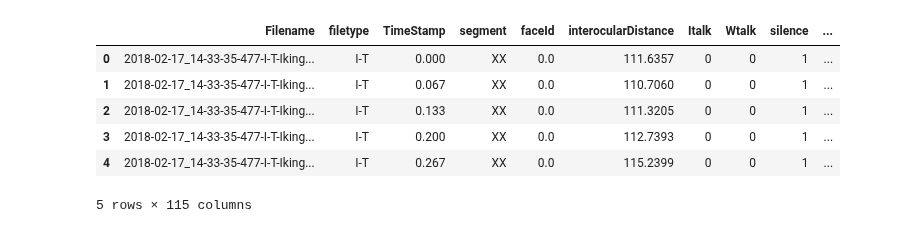
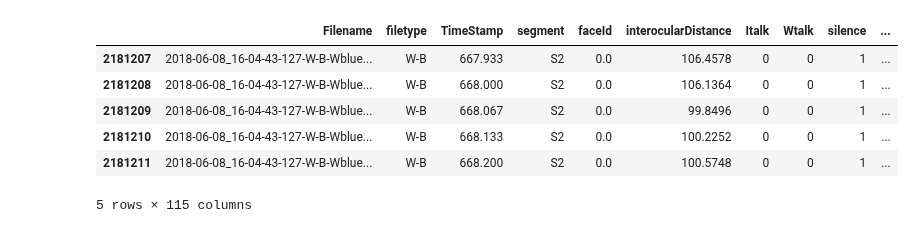
Before and after one commit to kurthaut/URLyingDataset, a Jupyter notebook: loading_pickle_from_local_directory.ipynb, the cells around one changed output. Drawn from its saved outputs; the diff is of its cells as text; code cells hidden in the pictures.

```diff
--- a/loading_pickle_from_local_directory.ipynb
+++ b/loading_pickle_from_local_directory.ipynb
@@ -5,14 +6,14 @@ import pandas as pd
 import pickle
 # %%
 #Remember to download the pickle file from this url --> 'INCLUDE FINAL URL HERE'
-#Save it to your local directory where you are running jupyter
+#Save it to your local directory where you are running your current jupyter notebook
 df = pd.read_pickle('volAllFrames_Final.pkl.xz', compression='xz')
-display(df.head())
+display(df.tail())
 # %% [output]
 |  | Filename | filetype | TimeStamp | segment | faceId | interocularDistance | Italk | Wtalk | silence | ... |
-| 0 | 2018-02-17_14-33-35-477-I-T-Iking... | I-T | 0.000 | XX | 0.0 | 111.6357 | 0 | 0 | 1 | ... |
-| 1 | 2018-02-17_14-33-35-477-I-T-Iking... | I-T | 0.067 | XX | 0.0 | 110.7060 | 0 | 0 | 1 | ... |
-| 2 | 2018-02-17_14-33-35-477-I-T-Iking... | I-T | 0.133 | XX | 0.0 | 111.3205 | 0 | 0 | 1 | ... |
-| 3 | 2018-02-17_14-33-35-477-I-T-Iking... | I-T | 0.200 | XX | 0.0 | 112.7393 | 0 | 0 | 1 | ... |
-| 4 | 2018-02-17_14-33-35-477-I-T-Iking... | I-T | 0.267 | XX | 0.0 | 115.2399 | 0 | 0 | 1 | ... |
+| 2181207 | 2018-06-08_16-04-43-127-W-B-Wblue... | W-B | 667.933 | S2 | 0.0 | 106.4578 | 0 | 0 | 1 | ... |
+| 2181208 | 2018-06-08_16-04-43-127-W-B-Wblue... | W-B | 668.000 | S2 | 0.0 | 106.1364 | 0 | 0 | 1 | ... |
+| 2181209 | 2018-06-08_16-04-43-127-W-B-Wblue... | W-B | 668.067 | S2 | 0.0 | 99.8496 | 0 | 0 | 1 | ... |
+| 2181210 | 2018-06-08_16-04-43-127-W-B-Wblue... | W-B | 668.133 | S2 | 0.0 | 100.2252 | 0 | 0 | 1 | ... |
+| 2181211 | 2018-06-08_16-04-43-127-W-B-Wblue... | W-B | 668.200 | S2 | 0.0 | 100.5748 | 0 | 0 | 1 | ... |
 5 rows × 115 columns
```
Also changed, not shown: parts of 7 cells of this notebook.
